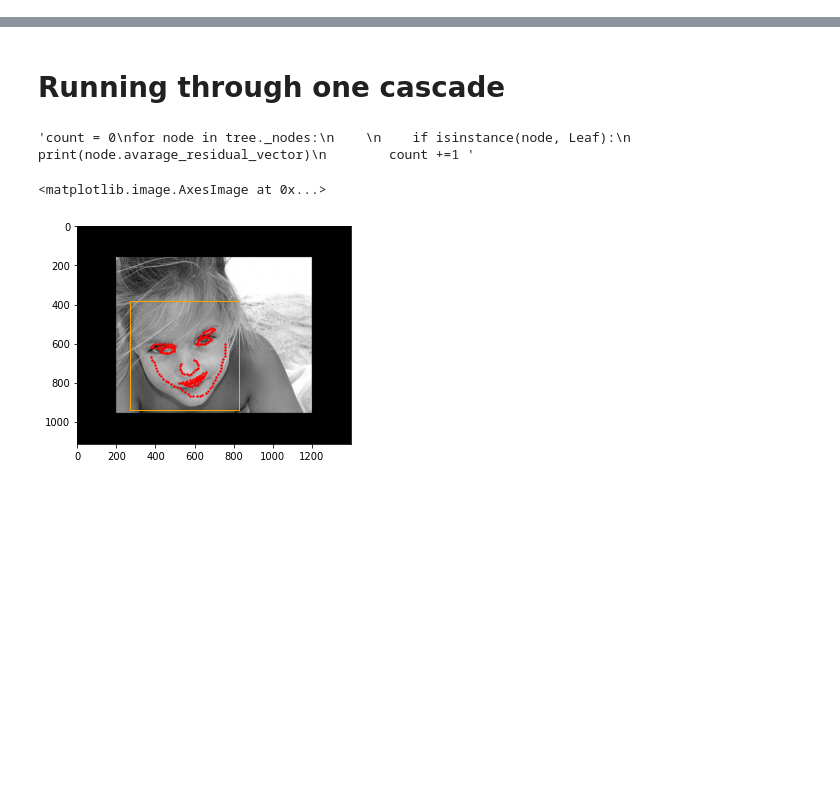
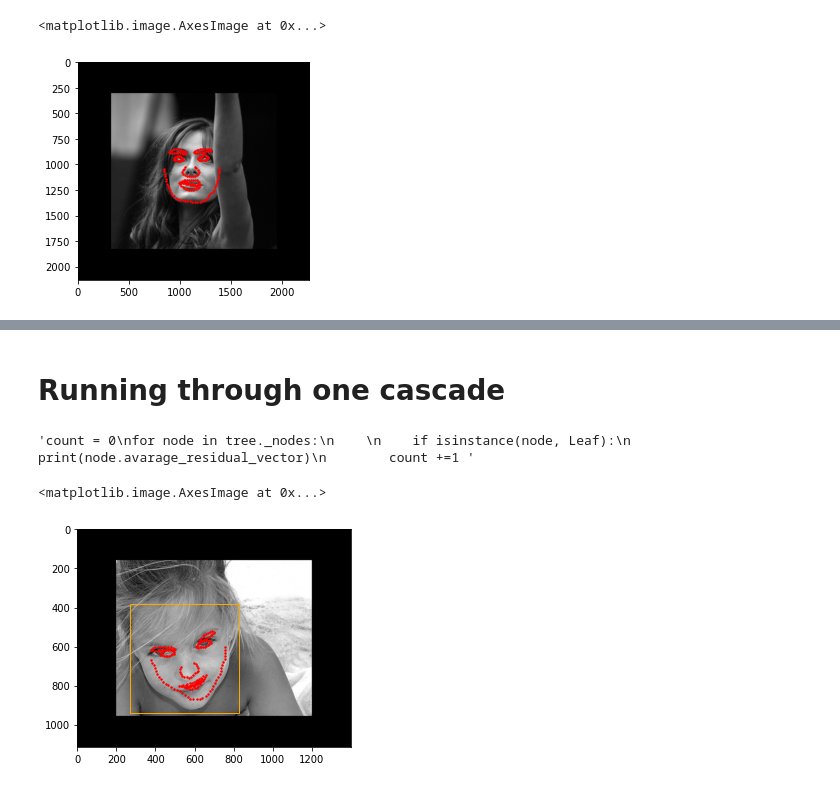
Before and after one commit to HejSumin/face_alignment, a Jupyter notebook: Predicting.ipynb, the cells around one changed output, grey strips where cells are left out. Saved outputs shown, nothing was run; the diff lists cells and outputs as text; code cells hidden in the pictures; blank space fills up the shorter version.

```diff
--- a/Predicting.ipynb
+++ b/Predicting.ipynb
@@ -7,0 +35,14 @@ from matplotlib.patches import Rectangle
+# %%
+cascade0 = np.load("run_output/run_output_model_regression_trees_cascade_0.npy", allow_pickle=True)
+initial_contribution = np.load("run_output/run_output_model_f_0_matrix0.npy", allow_pickle=True)
+# %%
+f1,s1 = apply_cascade(a0[1],a0[4],np.array(a0[0]).astype(int),cascade0, initial_contribution)
+# %%
+fig, ax = plt.subplots()
+#ax.add_patch(Rectangle((bb_center_x,bb_center_y), bb_w, bb_h, ec="orange", fill=None, alpha=1))
+ax.scatter(s1[:,0],s1[:,1],c='r',s=2)
+#ax.scatter(features_0[:,0],features_0[:,1],c='b',s=2)
+ax.imshow(a0[0],cmap='gray')
+# %% [output]
+<matplotlib.image.AxesImage at 0x...>
+[figure, added]
```
Also changed, not shown: parts of 23 cells of this notebook, 2 other files.
